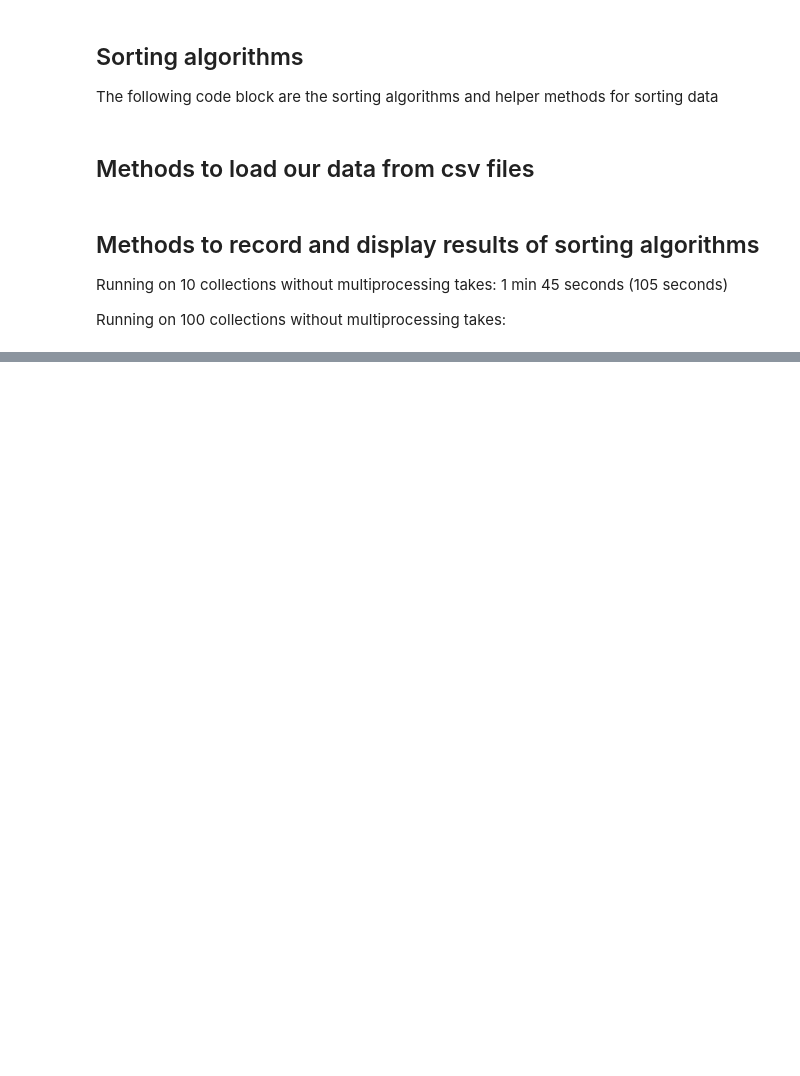
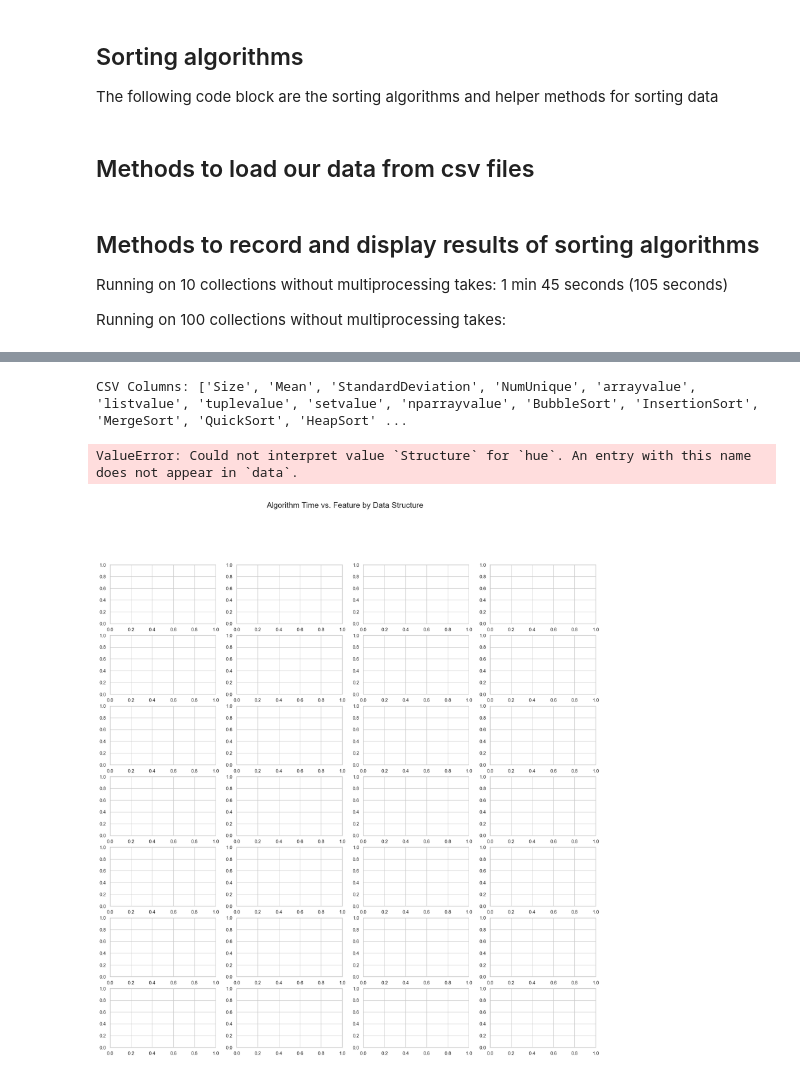
Before and after one commit to Andy-Borch/Efficient-Algorithm-Predictor, a Jupyter notebook: sorting_algorithms.ipynb, the cells around one changed output, grey strips where cells are left out. Saved outputs shown, nothing was run; the diff lists cells and outputs as text; code cells hidden in the pictures; blank space fills up the shorter version.

```diff
--- a/sorting_algorithms.ipynb
+++ b/sorting_algorithms.ipynb
@@ -291,0 +335,54 @@ combined_df.to_csv("./data/features_no_pandas.csv", index=False, header=False)
+# %%
+# Load the actual CSV data
+df = pd.read_csv("./data/features_no_pandas.csv")  # replace with your real filename
+
+# Sanity check — print columns
+print("CSV Columns:", df.columns.tolist())
+
+# Define features and algorithms
+features = ["Size","Mean","StandardDeviation","NumUnique"]
+algorithms = ["BubbleSort","InsertionSort","MergeSort","QuickSort","HeapSort","RadixSort","BucketSort"]
+
+# Determine structure type based on the 1.0 position in the structure columns
+def get_structure_type(row):
+    if row["arrayvalue"] == 1.0:
+        return "array"
+    elif row["listvalue"] == 1.0:
+        return "list"
+    elif row["tuplevalue"] == 1.0:
+        return "tuple"
+    elif row["setvalue"] == 1.0:
+        return "set"
+    elif row["nparrayvalue"] == 1.0:
+        return "nparray"
+    else:
+        return "unknown"
+
+df["structure"] = df.apply(get_structure_type, axis=1)
+
+# Set up the plot grid
+fig, axes = plt.subplots(len(algorithms), len(features), figsize=(20, 20), sharey='col')
+fig.suptitle("Algorithm Time vs. Feature by Data Structure", fontsize=18)
+
+# Plot each combination
+for i, algo in enumerate(algorithms):
+    for j, feat in enumerate(features):
+        ax = axes[i, j]
+        sns.scatterplot(data=df, x=feat, y=algo, hue="structure", ax=ax)
+        if i == 0:
+            ax.set_title(feat)
+        if j == 0:
+            ax.set_ylabel(algo)
+        else:
+            ax.set_ylabel("")
+        if i < len(algorithms) - 1:
+            ax.set_xlabel("")
+        else:
+            ax.set_xlabel(feat)
+
+plt.tight_layout(rect=[0, 0.03, 1, 0.95])
+plt.show()
+# %% [output]
+CSV Columns: ['Size', 'Mean', 'StandardDeviation', 'NumUnique', 'arrayvalue', 'listvalue', 'tuplevalue', 'setvalue', 'nparrayvalue', 'BubbleSort', 'InsertionSort', 'MergeSort', 'QuickSort', 'HeapSort' ...
+ValueError: Could not interpret value `Structure` for `hue`. An entry with this name does not appear in `data`.
+[figure, added]
```
Also changed, not shown: parts of 4 cells of this notebook, 2 other files.
